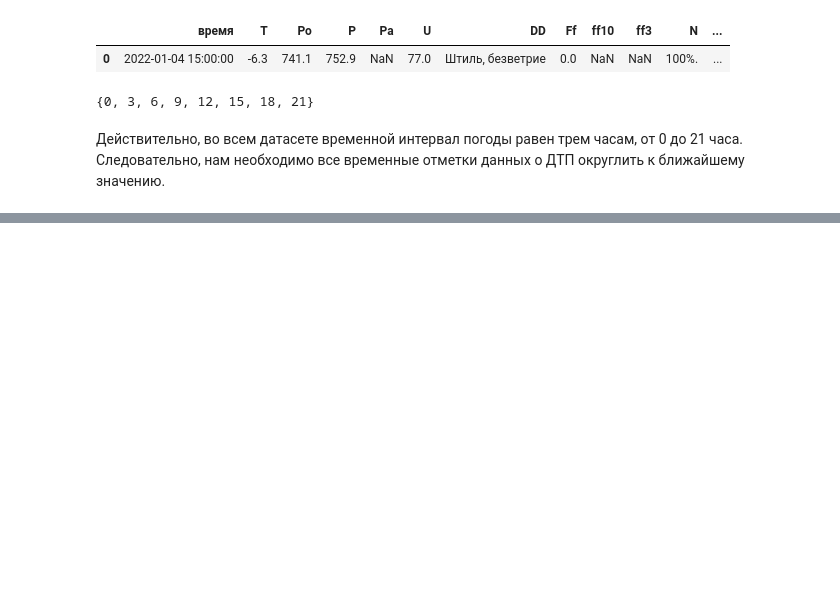
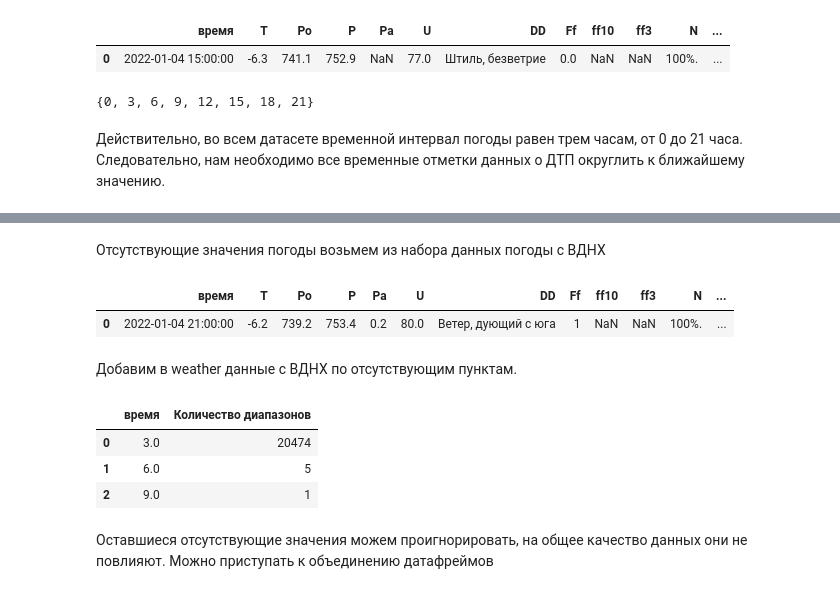
Before and after one commit to astigo/Analysis_car_accident_and_weather_in_Moscow_2015-2021, a Jupyter notebook: Weather-Accident.ipynb, the cells around one changed output, grey strips where cells are left out. Saved outputs shown, nothing was run; the diff lists cells and outputs as text; code cells hidden in the pictures; blank space fills up the shorter version.

```diff
--- a/Weather-Accident.ipynb
+++ b/Weather-Accident.ipynb
@@ -172,0 +209,13 @@ data['properties.datetime'] = data['properties.datetime'].dt.round(freq='3H')
+# %% [markdown]
+Отсутствующие значения погоды возьмем из набора данных погоды с ВДНХ
+# %%
+weather_vdnh = pd.read_csv('VDNH.01.01.2015.04.01.2022.1.0.0.ru.utf8.00000000.csv', skiprows=6, sep=';', index_col=False)
+weather_vdnh.rename(columns={'Местное время в Москве (ВДНХ)':'время'}, inplace=True)
+weather_vdnh['время'] = pd.to_datetime(weather_vdnh['время'], format='%d.%m.%Y %H:%M')
+weather_vdnh['время'] = weather_vdnh['время'].dt.round(freq='3H') #Округлим временные отметки для их единообразия
+weather_vdnh.head(1)
+# %% [output]
+|  | время | T | Po | P | Pa | U | DD | Ff | ff10 | ff3 | N | ... |
+| 0 | 2022-01-04 21:00:00 | -6.2 | 739.2 | 753.4 | 0.2 | 80.0 | Ветер, дующий с юга | 1 | NaN | NaN | 100%. | ... |
+# %% [markdown]
+Добавим в weather данные с ВДНХ по отсутствующим пунктам.
@@ -173,2 +224,18 @@ data['properties.datetime'] = data['properties.datetime'].dt.round(freq='3H')
+# %%
+weather.sort_values('время', ascending=True
+      ).groupby(weather.sort_values('время', ascending=True
+                       )['время'
+                       ].diff()
+               ).count(
+       )['время'
+        ].rename(lambda x: x/pd.Timedelta('1 hour')
+        ).reset_index(name='Количество диапазонов')
+# %% [output]
+|  | время | Количество диапазонов |
+| 0 | 3.0 | 20474 |
+| 1 | 6.0 | 5 |
+| 2 | 9.0 | 1 |
+# %% [markdown]
+Оставшиеся отсутствующие значения можем проигнорировать, на общее качество данных они не повлияют. Можно приступать к объединению датафреймов
 # %%
 dtp_join = data.merge(weather, how='left', left_on='properties.datetime', right_on='время')
```
Also changed, not shown: parts of 8 cells of this notebook.
